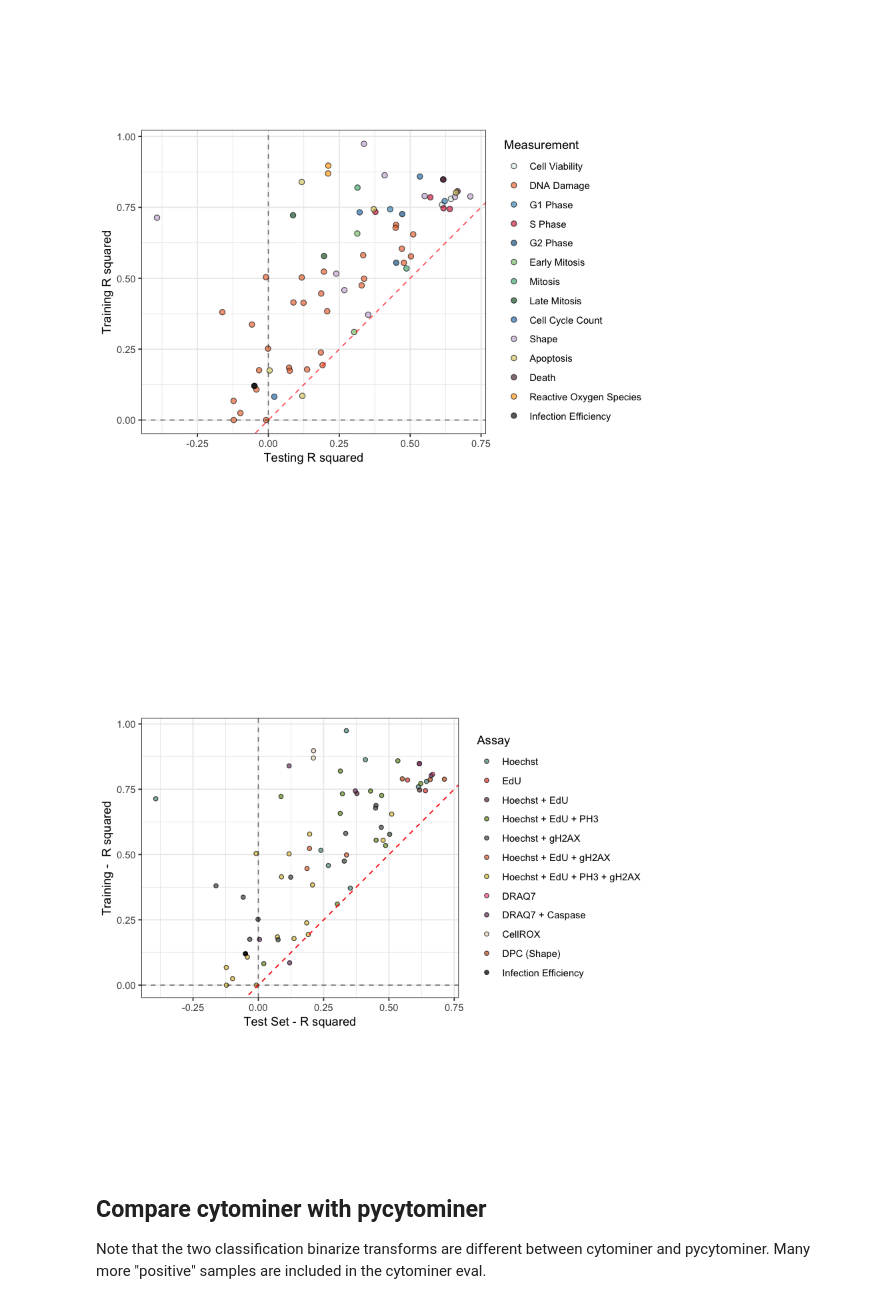
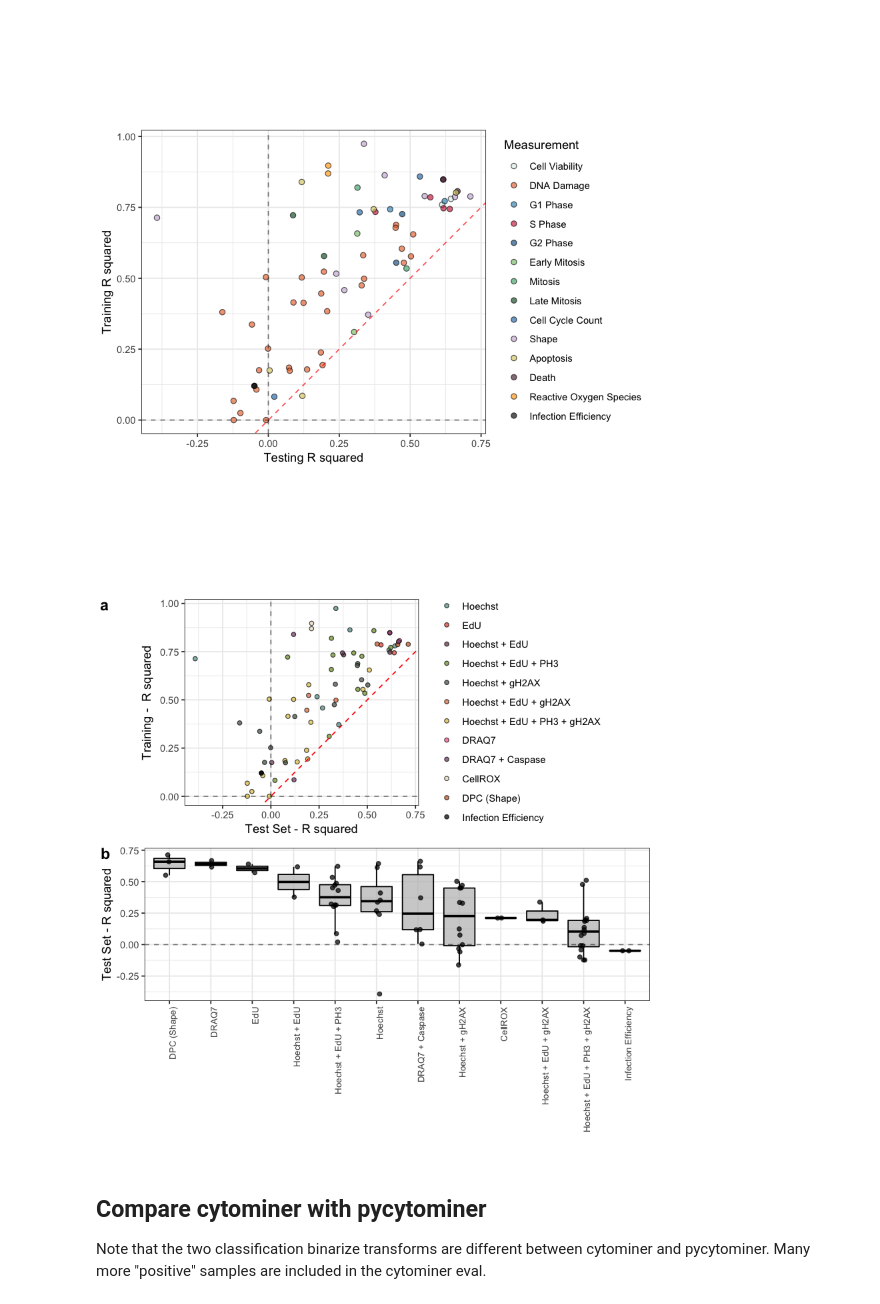
Before and after one commit to broadinstitute/cell-health, a Jupyter notebook: 3.train/5.visualize-performance-summary.ipynb, the cells around one changed output. Cells and saved outputs as stored; diff of their text form; code cells hidden in the pictures.

```diff
--- a/3.train/5.visualize-performance-summary.ipynb
+++ b/3.train/5.visualize-performance-summary.ipynb
@@ -364,7 +365,7 @@ ggsave(file, dpi = 300, width = 6, height = 4.25)
 # %% [output]
 [figure]
 # %%
-ggplot(r_two_df,
+assay_scatter_gg <- ggplot(r_two_df,
        aes(y = train, x = test)) +
     geom_point(aes(fill = assay),
                alpha = 0.72,
@@ -388,11 +389,3 @@ ggplot(r_two_df,
                       values = dye_colors,
                       labels = dye_labels) +
     theme_bw()
-
-file <- file.path(
-    figure_dir,
-    paste0("performance_summary_rsquared_assay_", consensus, ".png")
-)
-ggsave(file, dpi = 300, width = 6, height = 4.25)
-# %% [output]
-[figure, removed]
@@ -399,3 +418,46 @@ ggsave(file, dpi = 300, width = 6, height = 4.25)
+# %%
+assay_boxplot_gg <- ggplot(r_two_df,
+       aes(y = test, x = assay_readable)) +
+    geom_boxplot(fill = "grey",
+                 alpha = 0.72,
+                 size = 0.5,
+                 color = "black",
+                 outlier.alpha = 0) +
+ geom_jitter(fill = "black",
+             alpha = 0.72,
+             size = 1.5,
+             shape = 21,
+             width = 0.1,
+             color = "black") +
+    ylab("Test Set - R squared") +
+    xlab("") +
+    geom_hline(yintercept = 0,
+               alpha = 0.5,
+               linetype = "dashed") +
+    theme_bw() +
+    theme(axis.text.x = element_text(angle = 90, hjust = 1, size = 8),
+          legend.position = "none")
+# %%
+assay_sup_fig_gg <- cowplot::plot_grid(
+    assay_scatter_gg,
+    assay_boxplot_gg,
+    nrow = 2,
+    align = "v",
+    axis = "l",
+    rel_heights = c(0.8, 1),
+    labels = c("a", "b")
+)
+
+output_file <- file.path(
+    figure_dir,
+    paste0("performance_summary_rsquared_assay_", consensus, ".png")
+)
+
+cowplot::save_plot(output_file, assay_sup_fig_gg, base_width = 6, base_height = 8)
+
+assay_sup_fig_gg
+# %% [output]
+[figure, added]
 # %% [markdown]
 ## Compare cytominer with pycytominer
 
```
Also changed, not shown: parts of 5 cells of this notebook, 1 other file.
